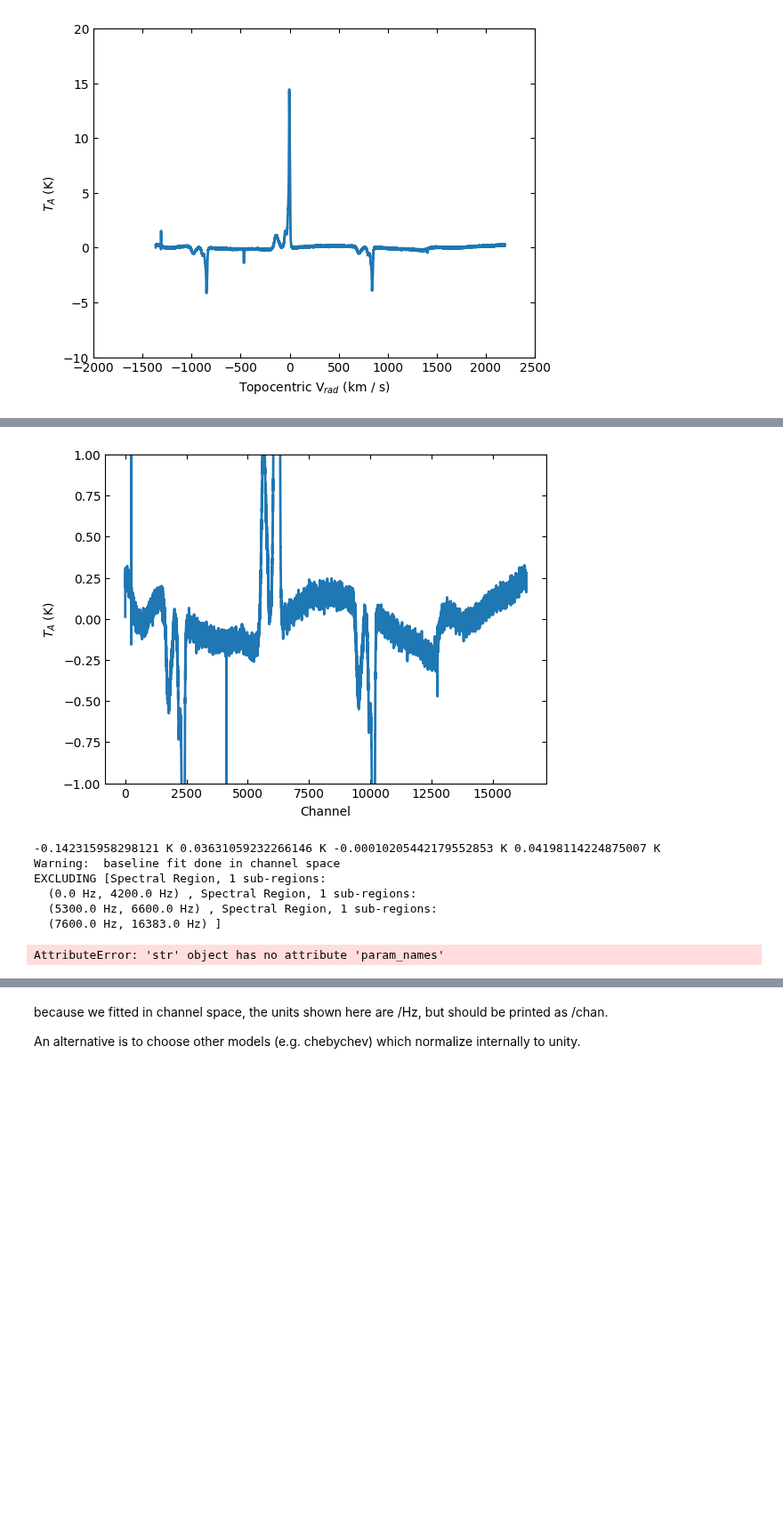
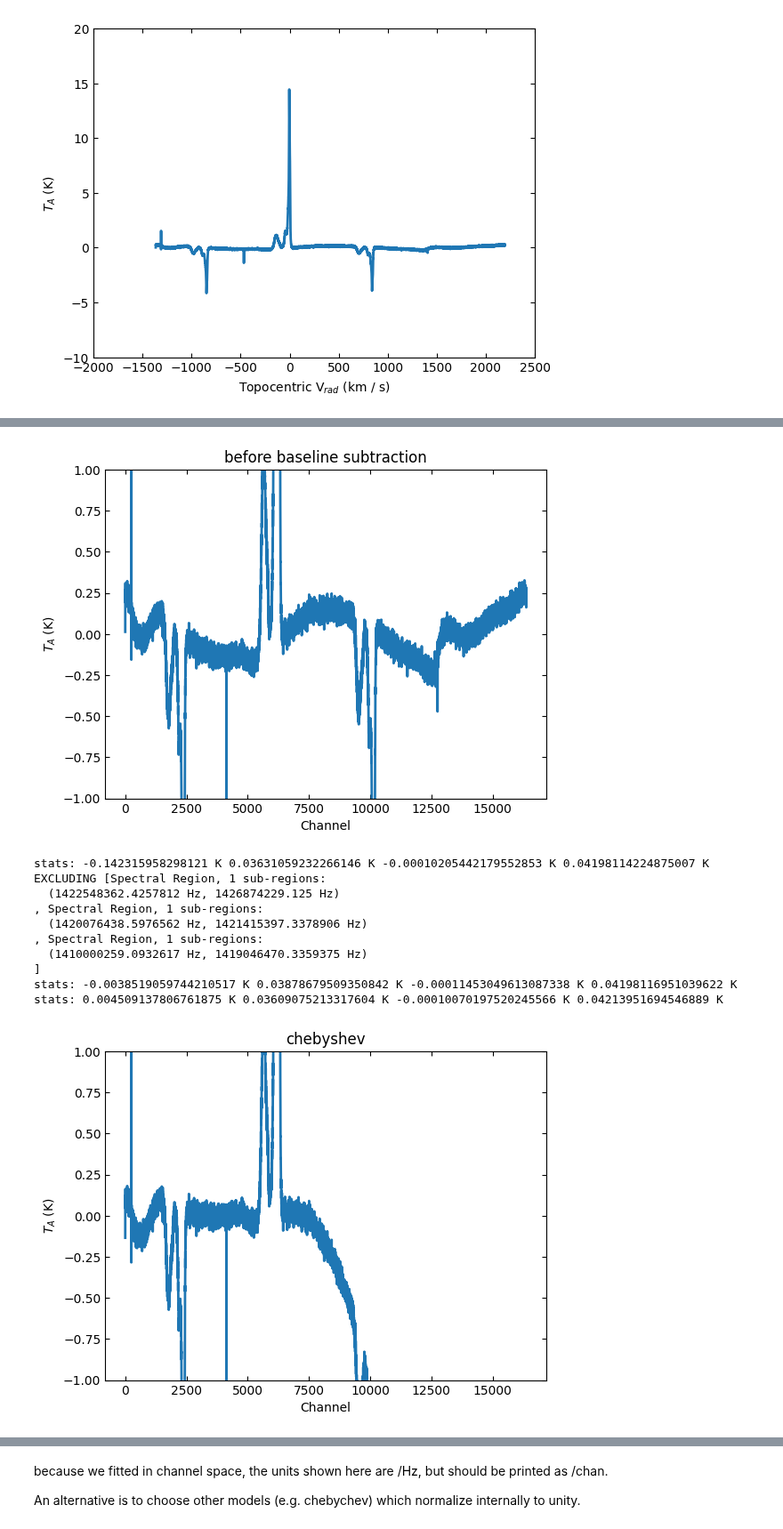
Before and after one commit to GreenBankObservatory/dysh, a Jupyter notebook: notebooks/examples/frequencyswitch.ipynb, the cells around one changed output, grey strips where cells are left out. Shown at 89% size. Drawn from its saved outputs; the diff is of its cells as text; code cells hidden in the pictures; blank space fills up the shorter version.

```diff
--- a/notebooks/examples/frequencyswitch.ipynb
+++ b/notebooks/examples/frequencyswitch.ipynb
@@ -68,15 +75,22 @@ Also note the default is a polynomial model, for which we need to normalize the
 # %%
+model = 'chebyshev'
 
-ta.plot(xaxis_unit="chan",yaxis_unit="K",ymin=-1,ymax=1)
+ta.plot(xaxis_unit="chan",yaxis_unit="K",ymin=-1,ymax=1, title='before baseline subtraction')
 rolled_stats(ta.flux[4200:5300])
-ta.baseline(degree=2,include=[(4200,5300),(6600,7600)], remove=True, normalize=True)
+ta.baseline(degree=3,include=[(4200,5300),(6600,7600)], remove=True, model=model)
 rolled_stats(ta.flux[4200:5300])
+rolled_stats(ta.flux[6600:7600])
+ta.plot(xaxis_unit="chan",yaxis_unit="K",ymin=-1,ymax=1, title=model)
 # %% [output]
-[figure, old version]
+[figure, new version]
--0.142315958298121 K 0.03631059232266146 K -0.00010205442179552853 K 0.04198114224875007 K
-Warning:  baseline fit done in channel space
+stats: -0.142315958298121 K 0.03631059232266146 K -0.00010205442179552853 K 0.04198114224875007 K
 EXCLUDING [Spectral Region, 1 sub-regions:
-  (0.0 Hz, 4200.0 Hz) , Spectral Region, 1 sub-regions:
-  (5300.0 Hz, 6600.0 Hz) , Spectral Region, 1 sub-regions:
-  (7600.0 Hz, 16383.0 Hz) ]
+  (1422548362.4257812 Hz, 1426874229.125 Hz)
+, Spectral Region, 1 sub-regions:
+  (1420076438.5976562 Hz, 1421415397.3378906 Hz)
+, Spectral Region, 1 sub-regions:
+  (1410000259.0932617 Hz, 1419046470.3359375 Hz)
+]
+stats: -0.0038519059744210517 K 0.03878679509350842 K -0.00011453049613087338 K 0.04198116951039622 K
+stats: 0.004509137806761875 K 0.03609075213317604 K -0.00010070197520245566 K 0.04213951694546889 K
-AttributeError: 'str' object has no attribute 'param_names'
+[figure, added]
```
Also changed, not shown: parts of 20 cells of this notebook.
